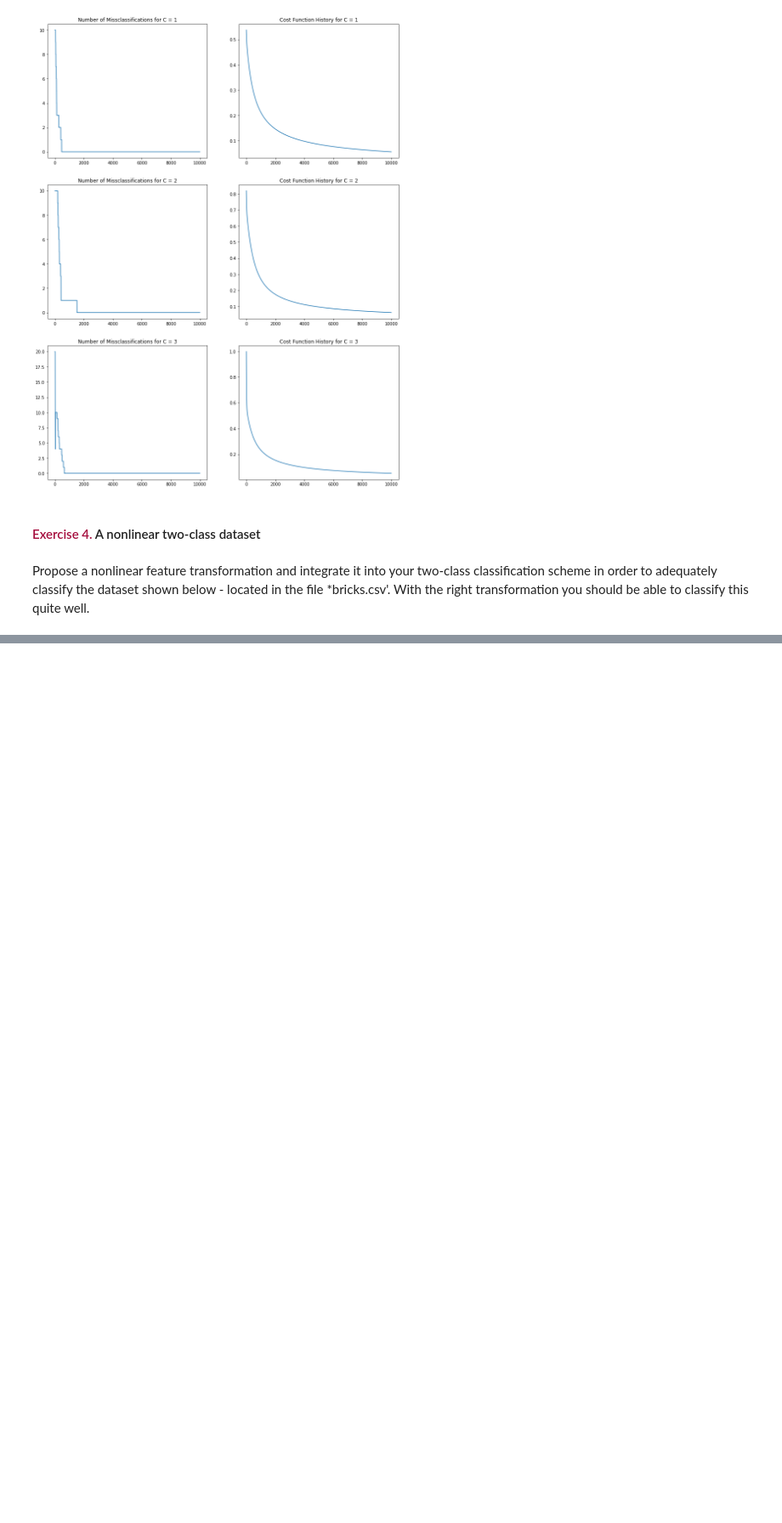
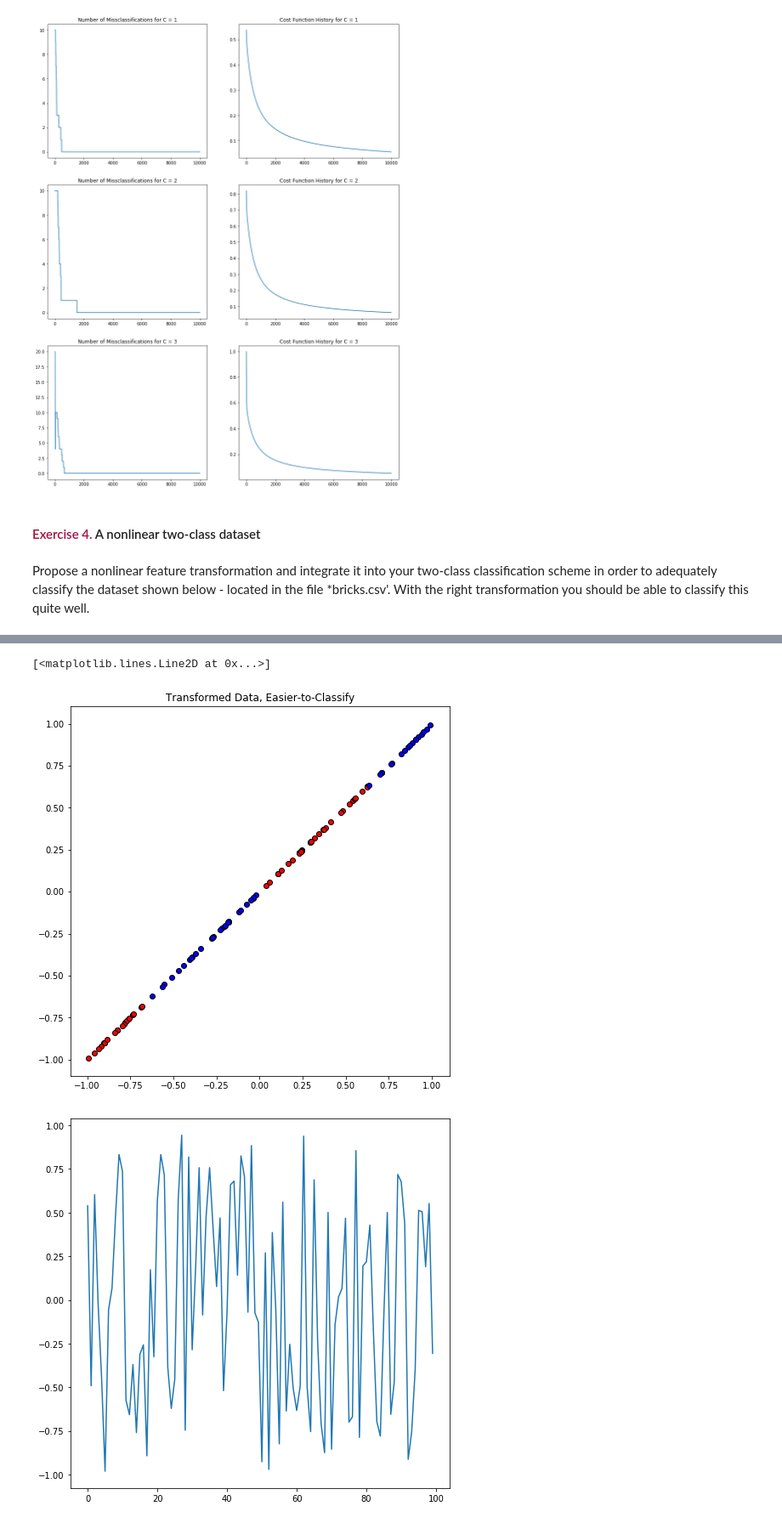
Before and after one commit to chrisxmiller/class1819, a Jupyter notebook: 19WI_EECS435_NeuralNets/HW2/deep_learning_hw2.ipynb, the cells around one changed output, grey strips where cells are left out. Shown at 85% size. Saved outputs shown, nothing was run; the diff lists cells and outputs as text; code cells hidden in the pictures; blank space fills up the shorter version.

Commit message:
All but transform for part 4 is done

```diff
--- a/19WI_EECS435_NeuralNets/HW2/deep_learning_hw2.ipynb
+++ b/19WI_EECS435_NeuralNets/HW2/deep_learning_hw2.ipynb
@@ -282,0 +302,23 @@ def softmax(w):
+# %%
+#Manually transform the data to show seperation is possible. Here, we take the 3rd root of x2 values
+#They seem to follow the 3rd order
+#Copy X
+xx = x
+#Copy the data, store new points
+dat2 = data
+dat2[:,:-1] = xx
+#Plot using Piazza code
+# scatter plot the input data
+fig, ax = plt.subplots(1, 1, figsize=(8,8))
+#Type 1
+ax.scatter(data[np.where(y == 1),1],data[np.where(y == 1),1],color = 'r',edgecolor = 'k')
+#Type 2
+ax.scatter(data[np.where(y == -1),1],data[np.where(y == -1),1],color = 'b',edgecolor = 'k')
+ax.set_title("Transformed Data, Easier-to-Classify")
+
+fig, ax = plt.subplots(1, 1, figsize=(8,8))
+ax.plot(range(len(x)),x[:,0])
+# %% [output]
+[<matplotlib.lines.Line2D at 0x...>]
+[figure, added]
+[figure, added]
```
Also changed, not shown: parts of 5 cells of this notebook.
